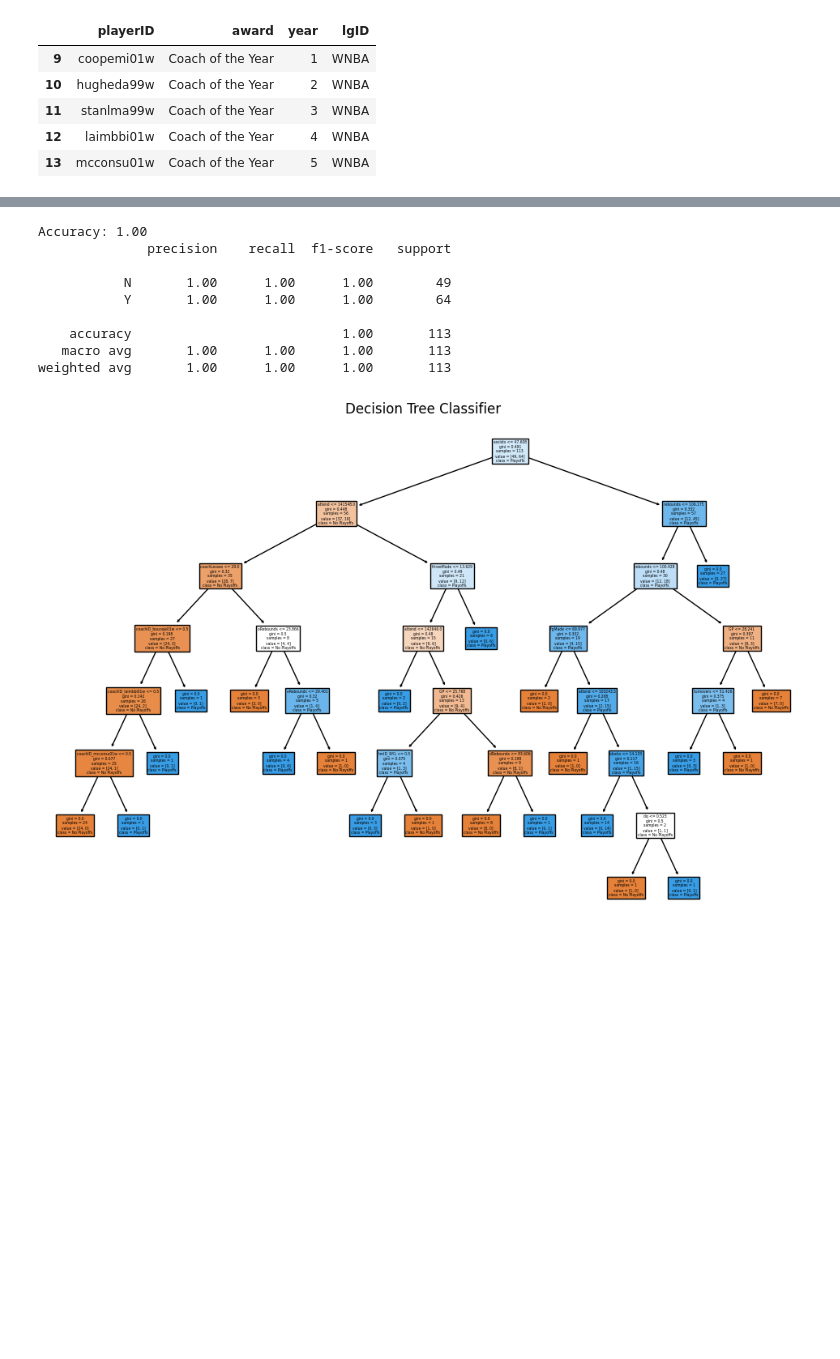
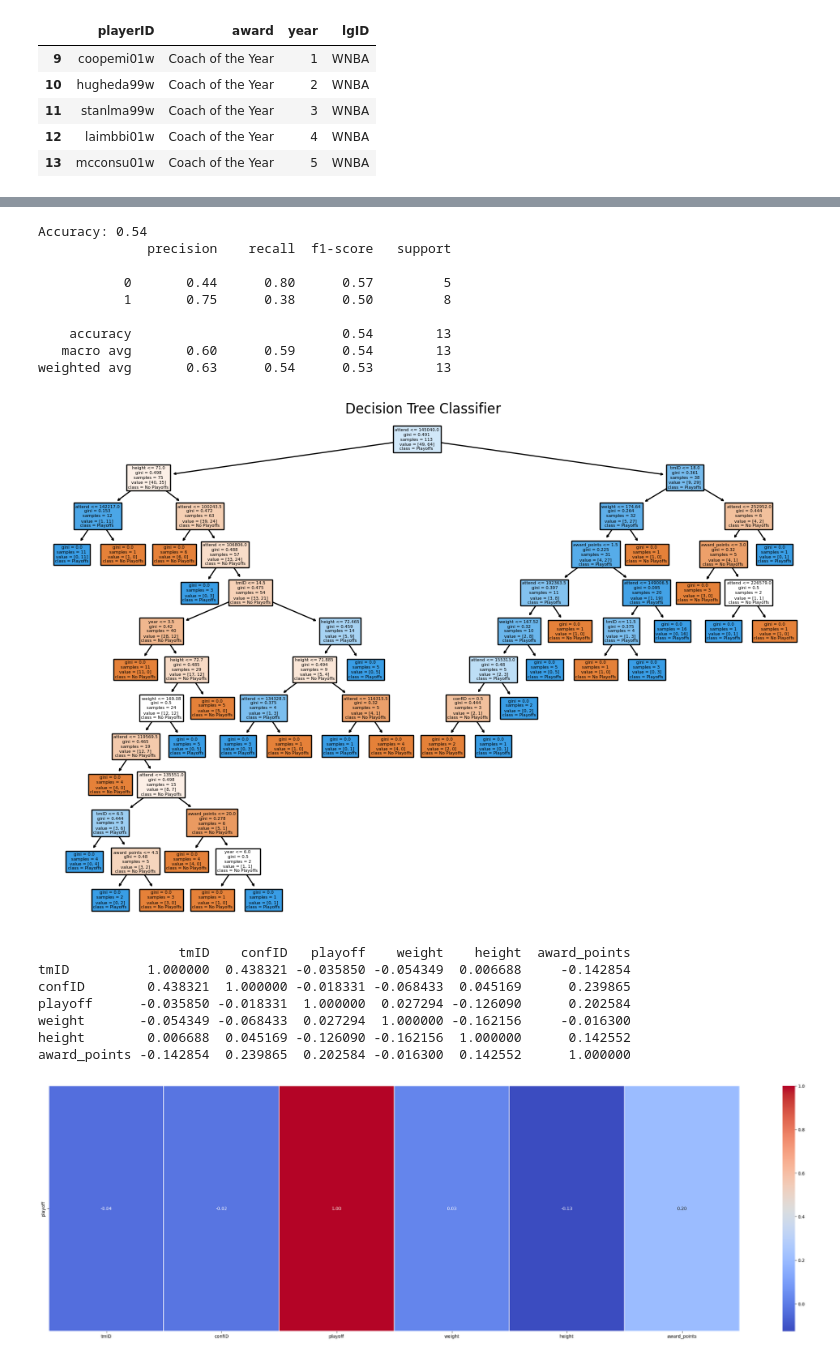
Before and after one commit to Hugo7gomes/FEUP_AC, a Jupyter notebook: firstApproach.ipynb, the cells around one changed output, grey strips where cells are left out. Cells and saved outputs as stored; diff of their text form; code cells hidden in the pictures; blank space fills up the shorter version.

```diff
--- a/firstApproach.ipynb
+++ b/firstApproach.ipynb
@@ -438,0 +404,8 @@ weighted avg       0.73      0.73      0.73       113
+# %%
+# teams_df_clean = pd.get_dummies(teams_df_clean, columns=['tmID', 'confID', 'coachID'])
+
+le = LabelEncoder()
+teams_df_clean['tmID'] = le.fit_transform(teams_df_clean['tmID'])
+teams_df_clean['confID'] = le.fit_transform(teams_df_clean['confID'])
+#teams_df_clean['previous_season_playoffs'] = le.fit_transform(teams_df_clean['previous_season_playoffs'])
+teams_df_clean['playoff'].replace({'N': 0, 'Y': 1}, inplace=True)
@@ -438,0 +452,11 @@ weighted avg       0.73      0.73      0.73       113
+# %%
+rf_classifier = RandomForestClassifier(n_estimators=100, random_state=42)
+
+rf_classifier.fit(X_train, y_train)
+
+predictions = rf_classifier.predict(X_test)
+
+accuracy = accuracy_score(y_test, predictions)
+classification_rep = classification_report(y_test, predictions)
+print(f'Accuracy: {accuracy:.2f}')
+print(classification_rep)
@@ -439,12 +473,12 @@ weighted avg       0.73      0.73      0.73       113
 # %%
 knn_classifier = KNeighborsClassifier(n_neighbors=3)
 
-knn_classifier.fit(features, target)
+knn_classifier.fit(X_train, y_train)
 
-predictions = knn_classifier.predict(test_features)
+predictions = knn_classifier.predict(X_test)
 
-accuracy = accuracy_score(test_target, predictions)
-classification_rep = classification_report(test_target, predictions)
+accuracy = accuracy_score(y_test, predictions)
+classification_rep = classification_report(y_test, predictions)
 
 print(f'Accuracy: {accuracy:.2f}')
 print(classification_rep)
@@ -461,29 +495,45 @@ weighted avg       0.77      0.77      0.77       113
 # %%
 decision_tree_classifier = DecisionTreeClassifier(random_state=41)
 
-decision_tree_classifier.fit(features, target)
+decision_tree_classifier.fit(X_train, y_train)
 
-predictions = decision_tree_classifier.predict(test_features)
+predictions = decision_tree_classifier.predict(X_test)
 
-accuracy = accuracy_score(test_target, predictions)
-classification_rep = classification_report(test_target, predictions)
+accuracy = accuracy_score(y_test, predictions)
+classification_rep = classification_report(y_test, predictions)
 
 print(f'Accuracy: {accuracy:.2f}')
 print(classification_rep)
 
 # Visualize the Decision Tree
 plt.figure(figsize=(12, 8))
-plot_tree(decision_tree_classifier, filled=True, feature_names=features.columns, class_names=["No Playoffs", "Playoffs"])
+plot_tree(decision_tree_classifier, filled=True, feature_names=X_train.columns, class_names=["No Playoffs", "Playoffs"])
 plt.title("Decision Tree Classifier")
 plt.show()
+
+
+correlation_matrix = teams_df_clean.corr()
+print(correlation_matrix)
+
+plt.figure(figsize=(35, 10))
+sb.heatmap(correlation_matrix[['playoff']].transpose(), annot=True, cmap='coolwarm', fmt=".2f", linewidths=.3)
+plt.show()
 # %% [output]
-Accuracy: 1.00
+Accuracy: 0.54
               precision    recall  f1-score   support
 
-           N       1.00      1.00      1.00        49
-           Y       1.00      1.00      1.00        64
+           0       0.44      0.80      0.57         5
+           1       0.75      0.38      0.50         8
 
-    accuracy                           1.00       113
-   macro avg       1.00      1.00      1.00       113
-weighted avg       1.00      1.00      1.00       113
+    accuracy                           0.54        13
+   macro avg       0.60      0.59      0.54        13
+weighted avg       0.63      0.54      0.53        13
-[figure, old version]
+[figure, new version]
+                  tmID    confID   playoff    weight    height  award_points
+tmID          1.000000  0.438321 -0.035850 -0.054349  0.006688     -0.142854
+confID        0.438321  1.000000 -0.018331 -0.068433  0.045169      0.239865
+playoff      -0.035850 -0.018331  1.000000  0.027294 -0.126090      0.202584
+weight       -0.054349 -0.068433  0.027294  1.000000 -0.162156     -0.016300
+height        0.006688  0.045169 -0.126090 -0.162156  1.000000      0.142552
+award_points -0.142854  0.239865  0.202584 -0.016300  0.142552      1.000000
+[figure, added]
```
Also changed, not shown: parts of 9 cells of this notebook, 10 other files.
